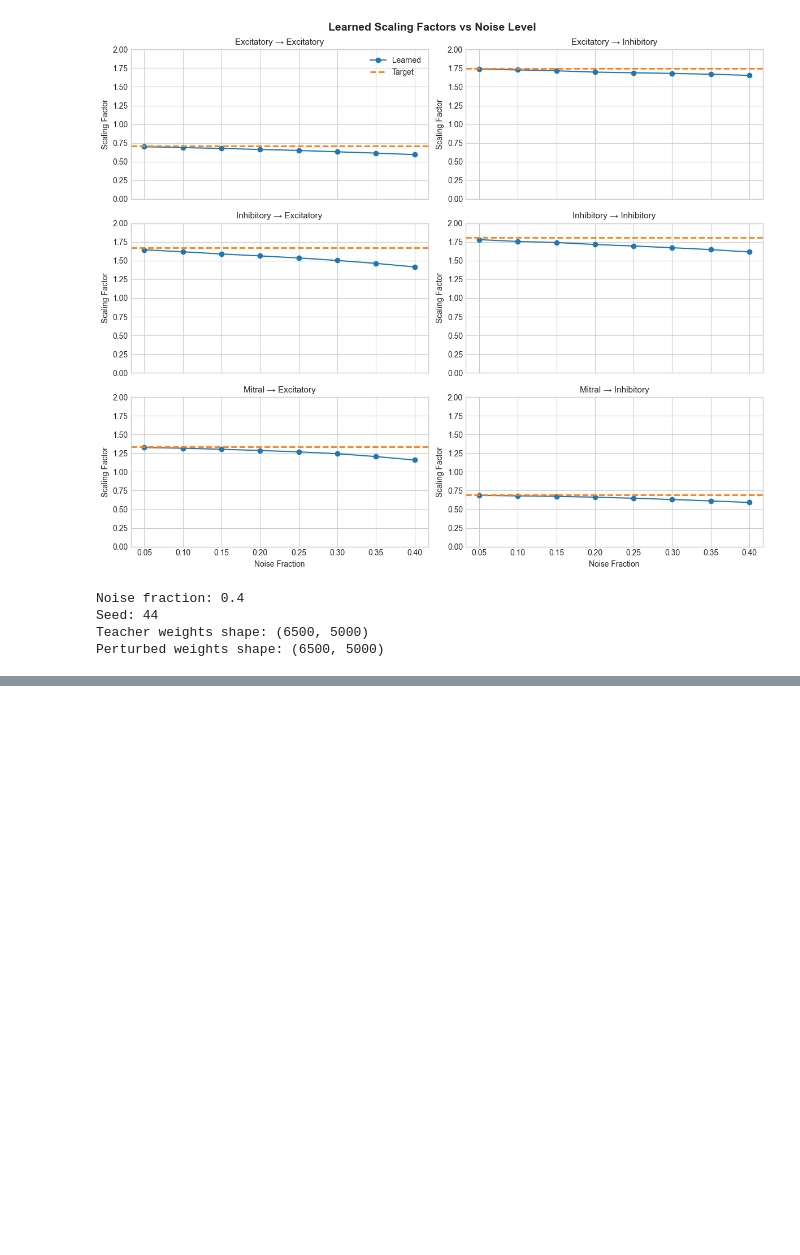
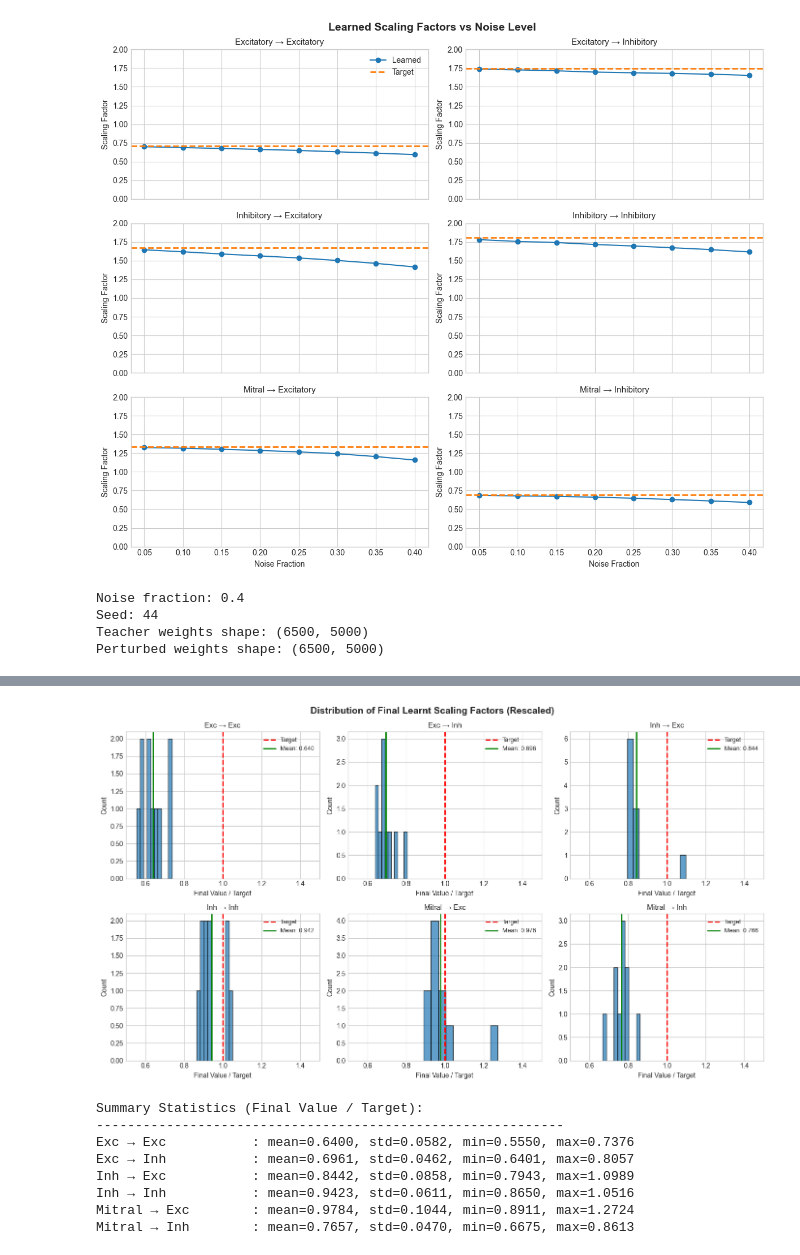
Before and after one commit to rory-bedford/connectome-snns, a Jupyter notebook: notebooks/analyse_noisy_student_teacher.ipynb, the cells around one changed output, grey strips where cells are left out. Saved outputs shown, nothing was run; the diff lists cells and outputs as text; code cells hidden in the pictures; blank space fills up the shorter version.

```diff
--- a/notebooks/analyse_noisy_student_teacher.ipynb
+++ b/notebooks/analyse_noisy_student_teacher.ipynb
@@ -346,0 +589,61 @@ Teacher mean firing rate: 1.168 Hz
+# %%
+# Plot 3: Distribution of final learnt scaling factors (rescaled)
+fig, axes = plt.subplots(2, 3, figsize=(14, 8))
+
+for idx, (sf_key, sf_label) in enumerate(scaling_factor_names):
+    ax = axes.flat[idx]
+
+    # Collect final rescaled values
+    final_rescaled = []
+    for seed in seeds:
+        traj = trajectories[seed]
+        final_value = traj[f"{sf_key}_value"][-1]
+        target = traj[f"{sf_key}_target"]
+        final_rescaled.append(final_value / target)
+
+    final_rescaled = np.array(final_rescaled)
+
+    # Plot histogram
+    ax.hist(final_rescaled, bins=10, edgecolor="black", alpha=0.7, color="C0")
+
+    # Add vertical line at target (1.0)
+    ax.axvline(x=1.0, color="red", linestyle="--", linewidth=2, label="Target")
+
+    # Add mean line
+    mean_val = np.mean(final_rescaled)
+    ax.axvline(x=mean_val, color="green", linestyle="-", linewidth=2, label=f"Mean: {mean_val:.3f}")
+
+    ax.set_title(sf_label, fontsize=11)
+    ax.set_xlabel("Final Value / Target")
+    ax.set_ylabel("Count")
+    ax.set_xlim(0.5, 1.5)
+    ax.legend(loc="upper right", fontsize=9)
+
+plt.suptitle("Distribution of Final Learnt Scaling Factors (Rescaled)", fontsize=14, fontweight="bold")
+plt.tight_layout()
+plt.show()
+
+# Print summary statistics
+print("\nSummary Statistics (Final Value / Target):")
+print("-" * 60)
+for sf_key, sf_label in scaling_factor_names:
+    final_rescaled = []
+    for seed in seeds:
+        traj = trajectories[seed]
+        final_value = traj[f"{sf_key}_value"][-1]
+        target = traj[f"{sf_key}_target"]
+        final_rescaled.append(final_value / target)
+
+    final_rescaled = np.array(final_rescaled)
+    print(f"{sf_label:20s}: mean={np.mean(final_rescaled):.4f}, std={np.std(final_rescaled):.4f}, "
+          f"min={np.min(final_rescaled):.4f}, max={np.max(final_rescaled):.4f}")
+# %% [output]
+[figure, added]
+Summary Statistics (Final Value / Target):
+------------------------------------------------------------
+Exc → Exc           : mean=0.6400, std=0.0582, min=0.5550, max=0.7376
+Exc → Inh           : mean=0.6961, std=0.0462, min=0.6401, max=0.8057
+Inh → Exc           : mean=0.8442, std=0.0858, min=0.7943, max=1.0989
+Inh → Inh           : mean=0.9423, std=0.0611, min=0.8650, max=1.0516
+Mitral → Exc        : mean=0.9784, std=0.1044, min=0.8911, max=1.2724
+Mitral → Inh        : mean=0.7657, std=0.0470, min=0.6675, max=0.8613
```
Also changed, not shown: parts of 14 cells of this notebook, 8 other files.
